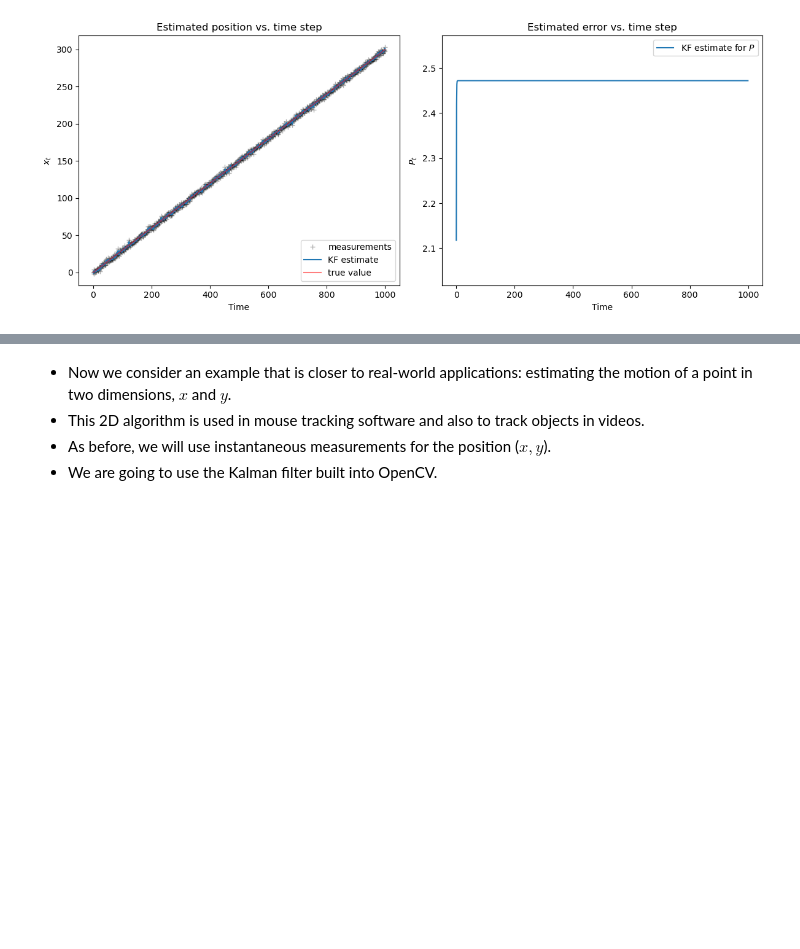
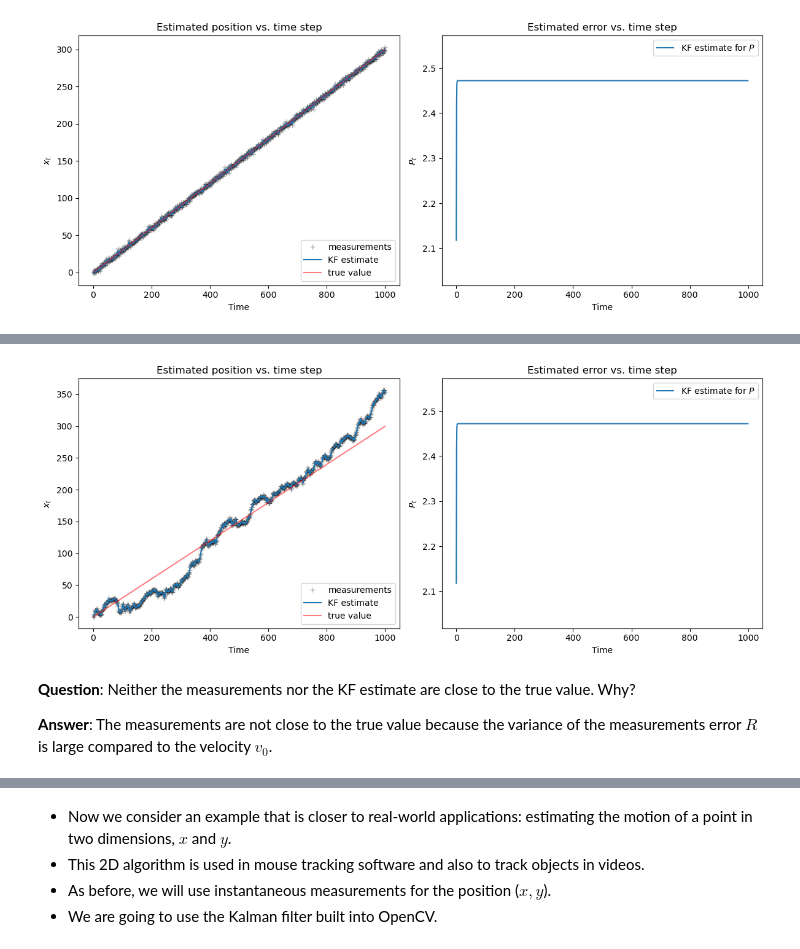
Before and after one commit to eloMG/python-time-series-handbook, a Jupyter notebook: notebooks/07/kalman-filter.ipynb, the cells around one changed output, grey strips where cells are left out. Saved outputs shown, nothing was run; the diff lists cells and outputs as text; code cells hidden in the pictures; blank space fills up the shorter version.

```diff
--- a/notebooks/07/kalman-filter.ipynb
+++ b/notebooks/07/kalman-filter.ipynb
@@ -574,0 +621,25 @@ plt.tight_layout();
+# %%
+# initial guesses and estimates
+x = 0
+P = 0.5
+Q_est = 4
+R_est = 4
+KF_estimate = [] # To store the position estimate at each time point
+KF_error = [] # To store estimated error at each time point
+
+# Kalman filter
+for z in Zx:
+    x, P = kalman_1d(x, P, z, R_est, Q_est)
+    KF_estimate.append(x)
+    KF_error.append(P)
+
+fig, axes = plt.subplots(1,2, figsize=(12, 5))
+plot_1d_comparison(Zx, KF_estimate, Xt, axes[0])
+plot_1d_error(KF_error, min(KF_error)-0.1, max(KF_error)+0.1, axes[1])
+plt.tight_layout();
+# %% [output]
+[figure, added]
+# %% [markdown]
+**Question**: Neither the measurements nor the KF estimate are close to the true value. Why?
+
+**Answer**: The measurements are not close to the true value because the variance of the measurements error $R$ is large compared to the velocity $v_0$.
```
Also changed, not shown: parts of 10 cells of this notebook.
